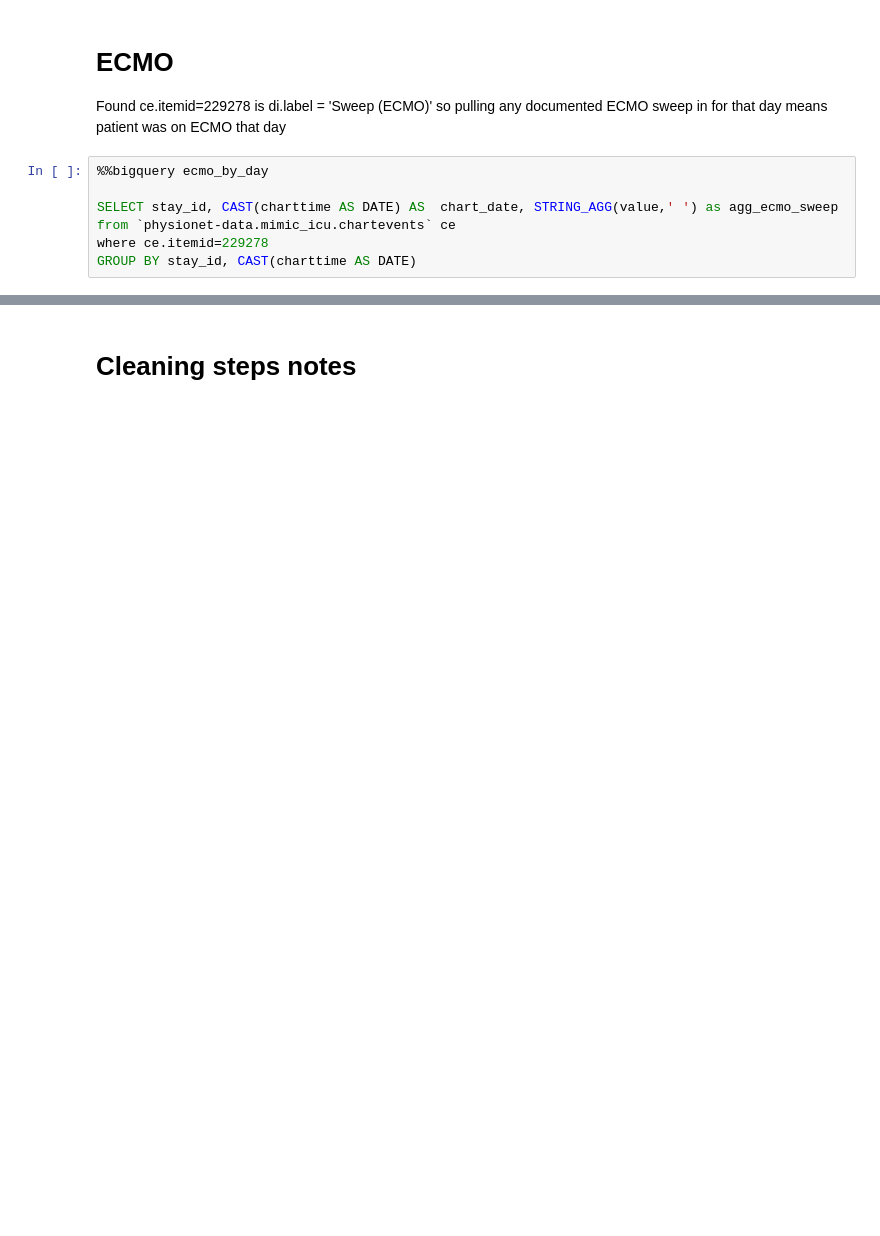
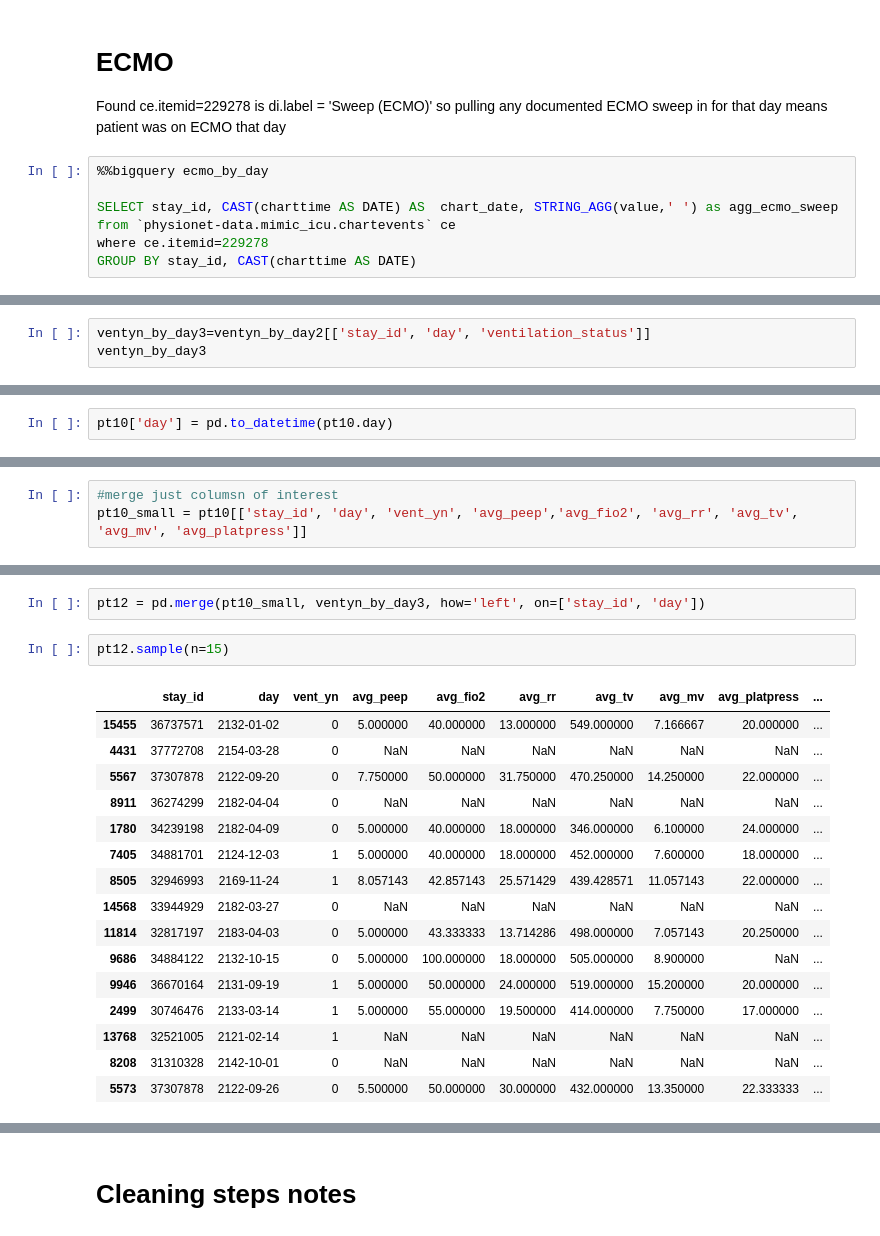
Before and after one commit to cloverbunny/mimic-iv, a Jupyter notebook: c14_combine_mimic_files3_20_22.ipynb, the cells around one changed output, grey strips where cells are left out. Saved outputs shown, nothing was run; the diff lists cells and outputs as text; blank space fills up the shorter version.

```diff
--- a/c14_combine_mimic_files3_20_22.ipynb
+++ b/c14_combine_mimic_files3_20_22.ipynb
@@ -920,0 +1202,3 @@ GROUP BY stay_id, CAST(charttime AS DATE)
+# %%
+ventyn_by_day3=ventyn_by_day2[['stay_id', 'day', 'ventilation_status']]
+ventyn_by_day3
@@ -920,0 +1219,2 @@ GROUP BY stay_id, CAST(charttime AS DATE)
+# %%
+pt10['day'] = pd.to_datetime(pt10.day)
@@ -920,0 +1239,3 @@ GROUP BY stay_id, CAST(charttime AS DATE)
+# %%
+#merge just columsn of interest
+pt10_small = pt10[['stay_id', 'day', 'vent_yn', 'avg_peep','avg_fio2', 'avg_rr', 'avg_tv', 'avg_mv', 'avg_platpress']]
@@ -920,0 +1258,21 @@ GROUP BY stay_id, CAST(charttime AS DATE)
+# %%
+pt12 = pd.merge(pt10_small, ventyn_by_day3, how='left', on=['stay_id', 'day'])
+# %%
+pt12.sample(n=15)
+# %% [output]
+|  | stay_id | day | vent_yn | avg_peep | avg_fio2 | avg_rr | avg_tv | avg_mv | avg_platpress | ... |
+| 15455 | 36737571 | 2132-01-02 | 0 | 5.000000 | 40.000000 | 13.000000 | 549.000000 | 7.166667 | 20.000000 | ... |
+| 4431 | 37772708 | 2154-03-28 | 0 | NaN | NaN | NaN | NaN | NaN | NaN | ... |
+| 5567 | 37307878 | 2122-09-20 | 0 | 7.750000 | 50.000000 | 31.750000 | 470.250000 | 14.250000 | 22.000000 | ... |
+| 8911 | 36274299 | 2182-04-04 | 0 | NaN | NaN | NaN | NaN | NaN | NaN | ... |
+| 1780 | 34239198 | 2182-04-09 | 0 | 5.000000 | 40.000000 | 18.000000 | 346.000000 | 6.100000 | 24.000000 | ... |
+| 7405 | 34881701 | 2124-12-03 | 1 | 5.000000 | 40.000000 | 18.000000 | 452.000000 | 7.600000 | 18.000000 | ... |
+| 8505 | 32946993 | 2169-11-24 | 1 | 8.057143 | 42.857143 | 25.571429 | 439.428571 | 11.057143 | 22.000000 | ... |
+| 14568 | 33944929 | 2182-03-27 | 0 | NaN | NaN | NaN | NaN | NaN | NaN | ... |
+| 11814 | 32817197 | 2183-04-03 | 0 | 5.000000 | 43.333333 | 13.714286 | 498.000000 | 7.057143 | 20.250000 | ... |
+| 9686 | 34884122 | 2132-10-15 | 0 | 5.000000 | 100.000000 | 18.000000 | 505.000000 | 8.900000 | NaN | ... |
+| 9946 | 36670164 | 2131-09-19 | 1 | 5.000000 | 50.000000 | 24.000000 | 519.000000 | 15.200000 | 20.000000 | ... |
+| 2499 | 30746476 | 2133-03-14 | 1 | 5.000000 | 55.000000 | 19.500000 | 414.000000 | 7.750000 | 17.000000 | ... |
+| 13768 | 32521005 | 2121-02-14 | 1 | NaN | NaN | NaN | NaN | NaN | NaN | ... |
+| 8208 | 31310328 | 2142-10-01 | 0 | NaN | NaN | NaN | NaN | NaN | NaN | ... |
+| 5573 | 37307878 | 2122-09-26 | 0 | 5.500000 | 50.000000 | 30.000000 | 432.000000 | 13.350000 | 22.333333 | ... |
```
Also changed, not shown: parts of 52 cells of this notebook.
